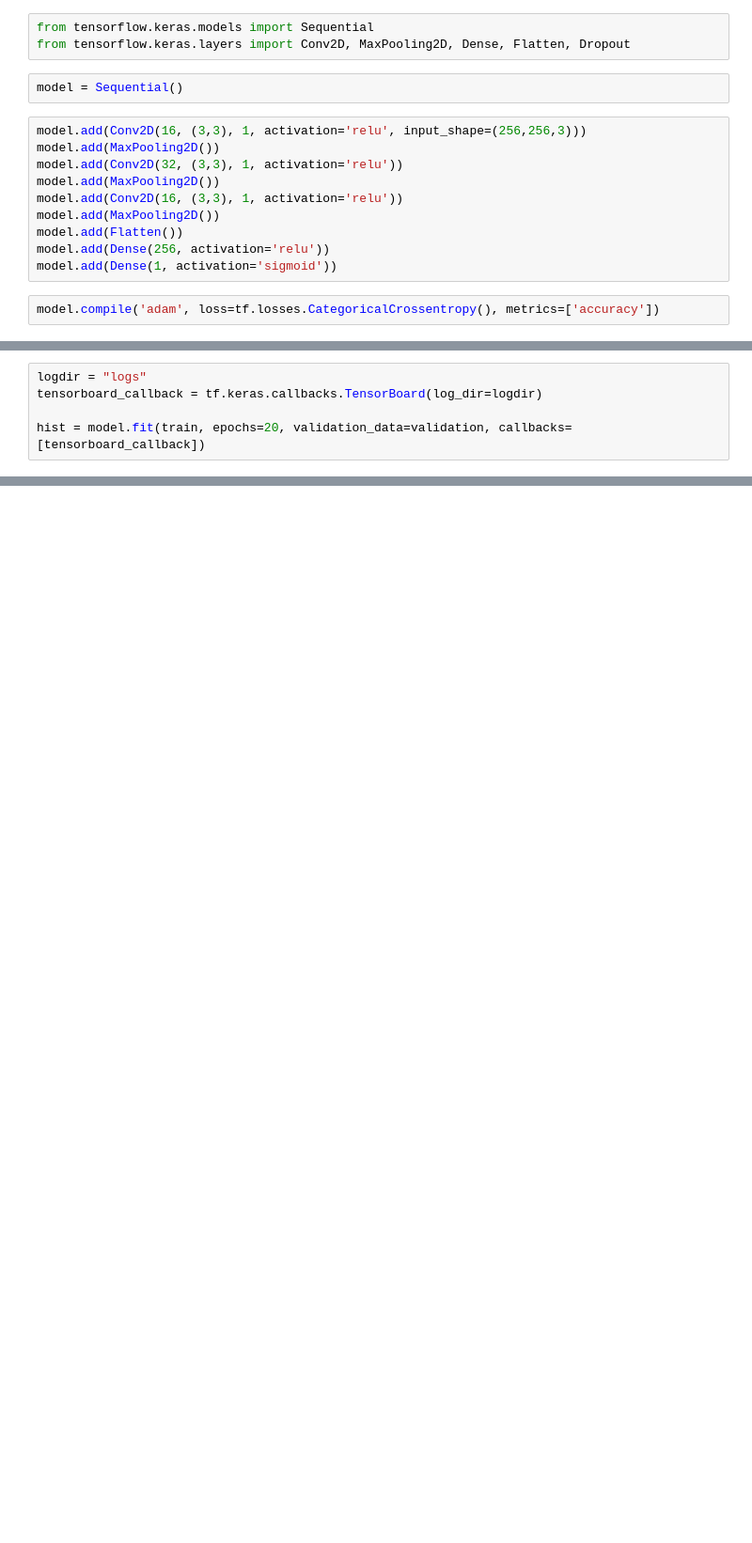
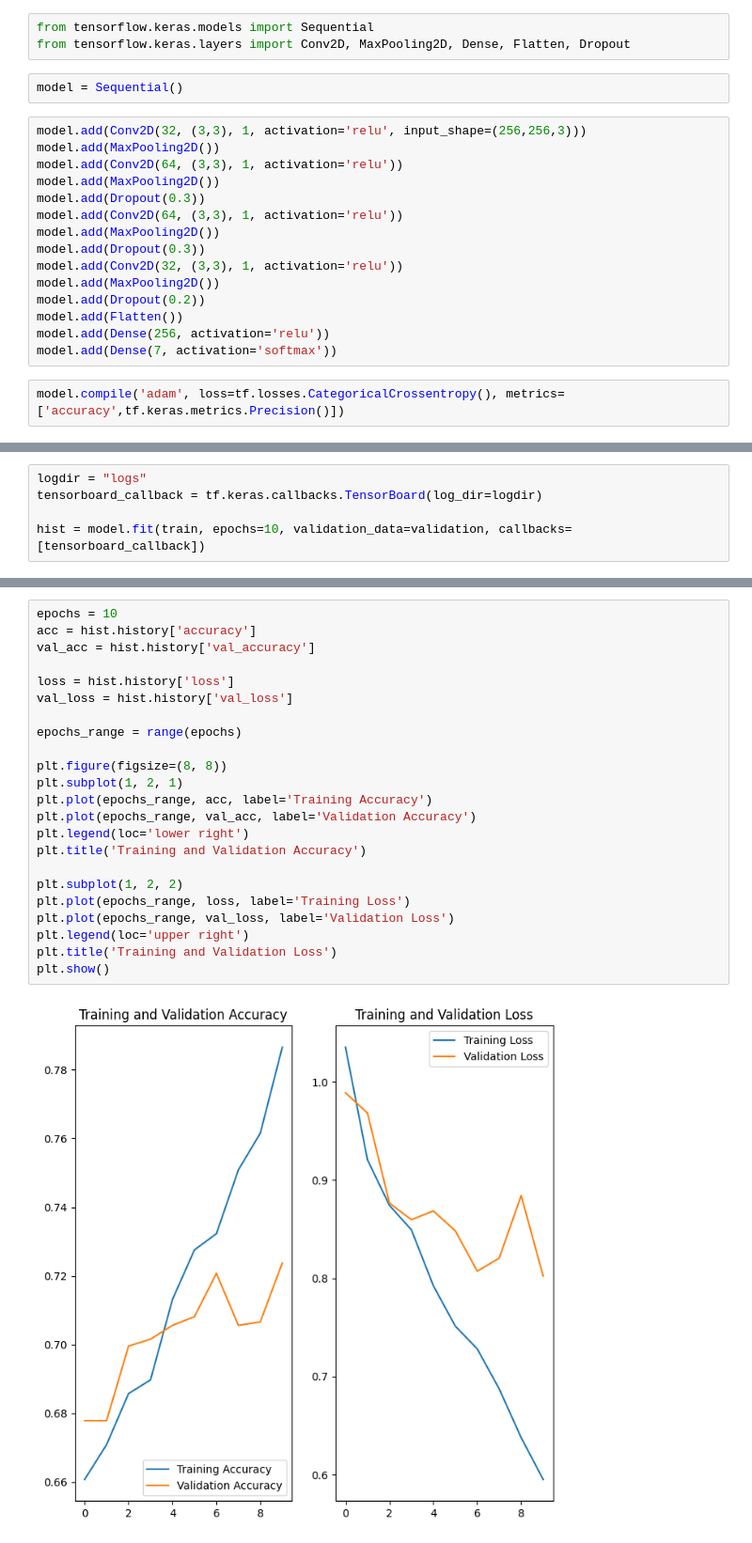
Before and after one commit to sedat01/challenge-mole, a Jupyter notebook: explore.ipynb, the cells around one changed output, grey strips where cells are left out. Shown: that part at 94% size. Drawn from its saved outputs; the diff is of its cells as text; blank space fills up the shorter version.

```diff
--- a/explore.ipynb
+++ b/explore.ipynb
@@ -144,17 +134,22 @@ from tensorflow.keras.layers import Conv2D, MaxPooling2D, Dense, Flatten, Dropou
 # %%
 model = Sequential()
 # %%
-model.add(Conv2D(16, (3,3), 1, activation='relu', input_shape=(256,256,3)))
+model.add(Conv2D(32, (3,3), 1, activation='relu', input_shape=(256,256,3)))
 model.add(MaxPooling2D())
+model.add(Conv2D(64, (3,3), 1, activation='relu'))
+model.add(MaxPooling2D())
+model.add(Dropout(0.3))
+model.add(Conv2D(64, (3,3), 1, activation='relu'))
+model.add(MaxPooling2D())
+model.add(Dropout(0.3))
 model.add(Conv2D(32, (3,3), 1, activation='relu'))
 model.add(MaxPooling2D())
-model.add(Conv2D(16, (3,3), 1, activation='relu'))
-model.add(MaxPooling2D())
+model.add(Dropout(0.2))
 model.add(Flatten())
 model.add(Dense(256, activation='relu'))
-model.add(Dense(1, activation='sigmoid'))
+model.add(Dense(7, activation='softmax'))
 # %%
-model.compile('adam', loss=tf.losses.CategoricalCrossentropy(), metrics=['accuracy'])
+model.compile('adam', loss=tf.losses.CategoricalCrossentropy(), metrics=['accuracy',tf.keras.metrics.Precision()])
 # %%
 model.summary()
 # %% [output]
@@ -195,5 +174,5 @@ xla_global_id: -1
 logdir = "logs"
 tensorboard_callback = tf.keras.callbacks.TensorBoard(log_dir=logdir)
 
-hist = model.fit(train, epochs=20, validation_data=validation, callbacks=[tensorboard_callback])
+hist = model.fit(train, epochs=10, validation_data=validation, callbacks=[tensorboard_callback])
 # %% [output]
@@ -201,0 +199,25 @@ KeyboardInterrupt:
+# %%
+epochs = 10
+acc = hist.history['accuracy']
+val_acc = hist.history['val_accuracy']
+
+loss = hist.history['loss']
+val_loss = hist.history['val_loss']
+
+epochs_range = range(epochs)
+
+plt.figure(figsize=(8, 8))
+plt.subplot(1, 2, 1)
+plt.plot(epochs_range, acc, label='Training Accuracy')
+plt.plot(epochs_range, val_acc, label='Validation Accuracy')
+plt.legend(loc='lower right')
+plt.title('Training and Validation Accuracy')
+
+plt.subplot(1, 2, 2)
+plt.plot(epochs_range, loss, label='Training Loss')
+plt.plot(epochs_range, val_loss, label='Validation Loss')
+plt.legend(loc='upper right')
+plt.title('Training and Validation Loss')
+plt.show()
+# %% [output]
+[figure, added]
```
Also changed, not shown: parts of 28 cells of this notebook, 6 other files.
